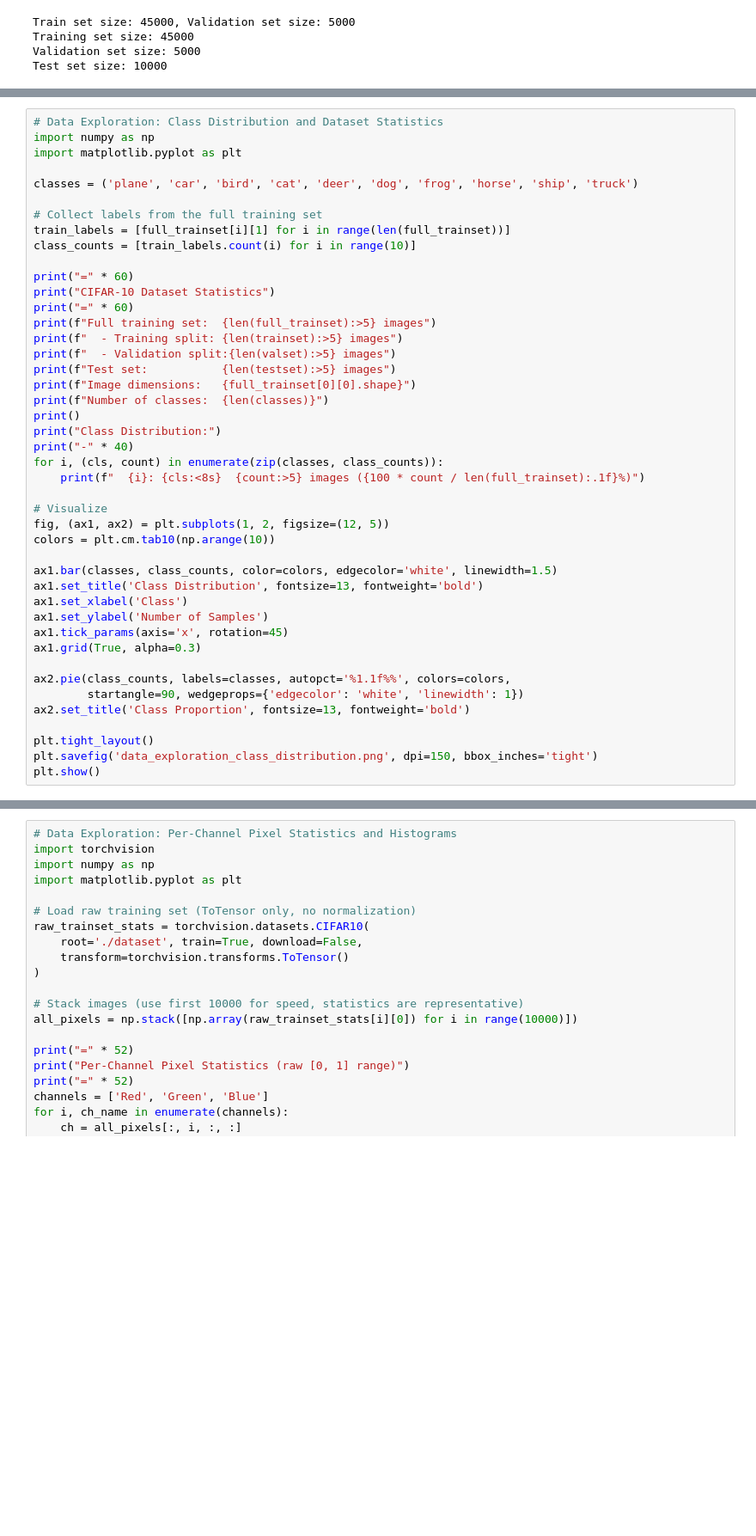
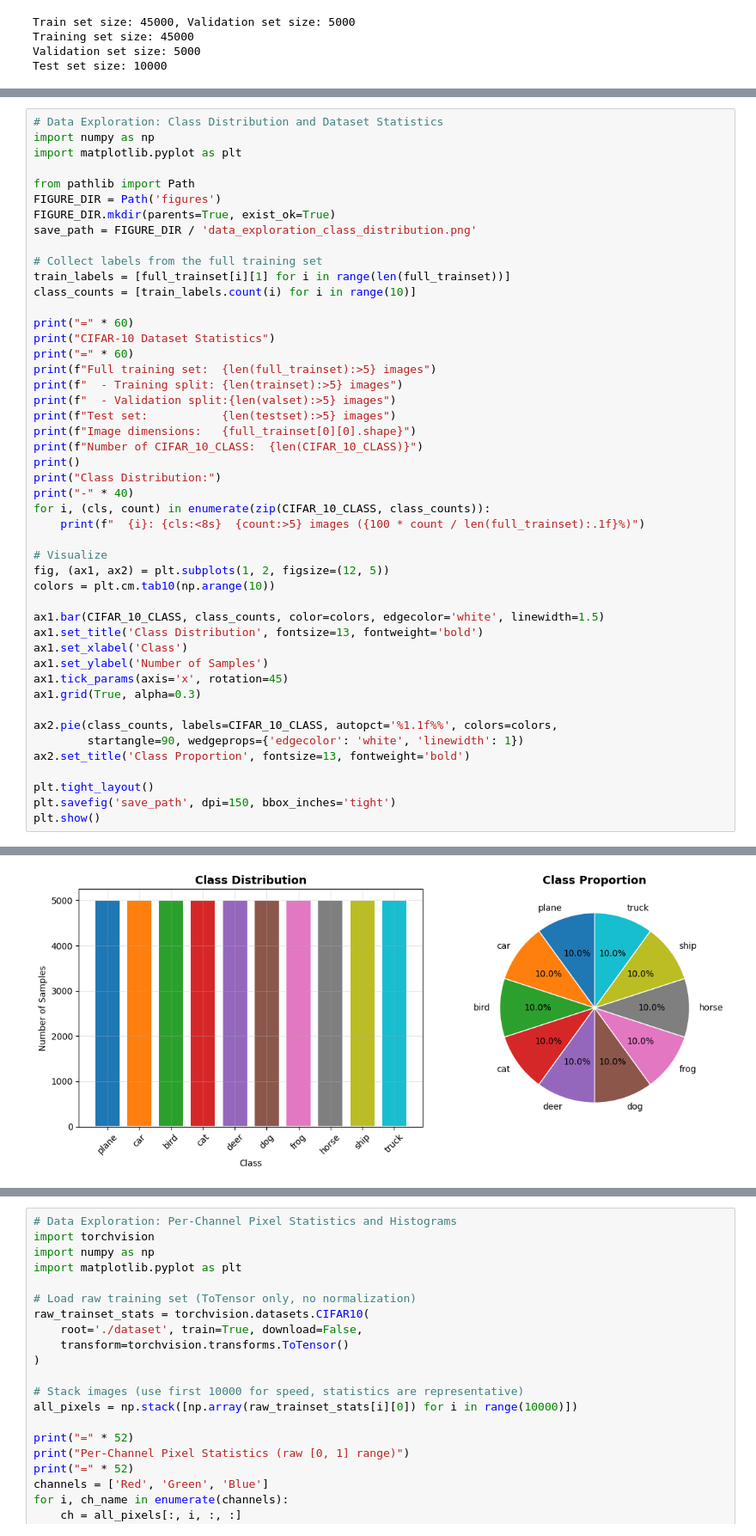
Before and after one commit to Snivallus/Introduction-to-AI-Project-01, a Jupyter notebook: project.ipynb, the cells around one changed output, grey strips where cells are left out. Shown at 86% size. Cells and saved outputs as stored; diff of their text form; blank space fills up the shorter version.

```diff
--- a/project.ipynb
+++ b/project.ipynb
@@ -91,7 +92,10 @@ Test set size: 10000
 import numpy as np
 import matplotlib.pyplot as plt
 
-classes = ('plane', 'car', 'bird', 'cat', 'deer', 'dog', 'frog', 'horse', 'ship', 'truck')
+from pathlib import Path
+FIGURE_DIR = Path('figures')
+FIGURE_DIR.mkdir(parents=True, exist_ok=True)
+save_path = FIGURE_DIR / 'data_exploration_class_distribution.png'
 
 # Collect labels from the full training set
 train_labels = [full_trainset[i][1] for i in range(len(full_trainset))]
@@ -105,28 +109,29 @@ print(f"  - Training split: {len(trainset):>5} images")
 print(f"  - Validation split:{len(valset):>5} images")
 print(f"Test set:           {len(testset):>5} images")
 print(f"Image dimensions:   {full_trainset[0][0].shape}")
-print(f"Number of classes:  {len(classes)}")
+print(f"Number of CIFAR_10_CLASS:  {len(CIFAR_10_CLASS)}")
 print()
 print("Class Distribution:")
 print("-" * 40)
-for i, (cls, count) in enumerate(zip(classes, class_counts)):
+for i, (cls, count) in enumerate(zip(CIFAR_10_CLASS, class_counts)):
     print(f"  {i}: {cls:<8s}  {count:>5} images ({100 * count / len(full_trainset):.1f}%)")
 
 # Visualize
 fig, (ax1, ax2) = plt.subplots(1, 2, figsize=(12, 5))
 colors = plt.cm.tab10(np.arange(10))
 
-ax1.bar(classes, class_counts, color=colors, edgecolor='white', linewidth=1.5)
+ax1.bar(CIFAR_10_CLASS, class_counts, color=colors, edgecolor='white', linewidth=1.5)
 ax1.set_title('Class Distribution', fontsize=13, fontweight='bold')
 ax1.set_xlabel('Class')
 ax1.set_ylabel('Number of Samples')
 ax1.tick_params(axis='x', rotation=45)
 ax1.grid(True, alpha=0.3)
 
-ax2.pie(class_counts, labels=classes, autopct='%1.1f%%', colors=colors,
+ax2.pie(class_counts, labels=CIFAR_10_CLASS, autopct='%1.1f%%', colors=colors,
         startangle=90, wedgeprops={'edgecolor': 'white', 'linewidth': 1})
 ax2.set_title('Class Proportion', fontsize=13, fontweight='bold')
 
 plt.tight_layout()
-plt.savefig('data_exploration_class_distribution.png', dpi=150, bbox_inches='tight')
+plt.savefig('save_path', dpi=150, bbox_inches='tight')
 plt.show()
+# %% [output]
@@ -133 +155,2 @@ plt.show()
+[figure, added]
 # %%
```
Also changed, not shown: parts of 6 cells of this notebook, 2 other files.
